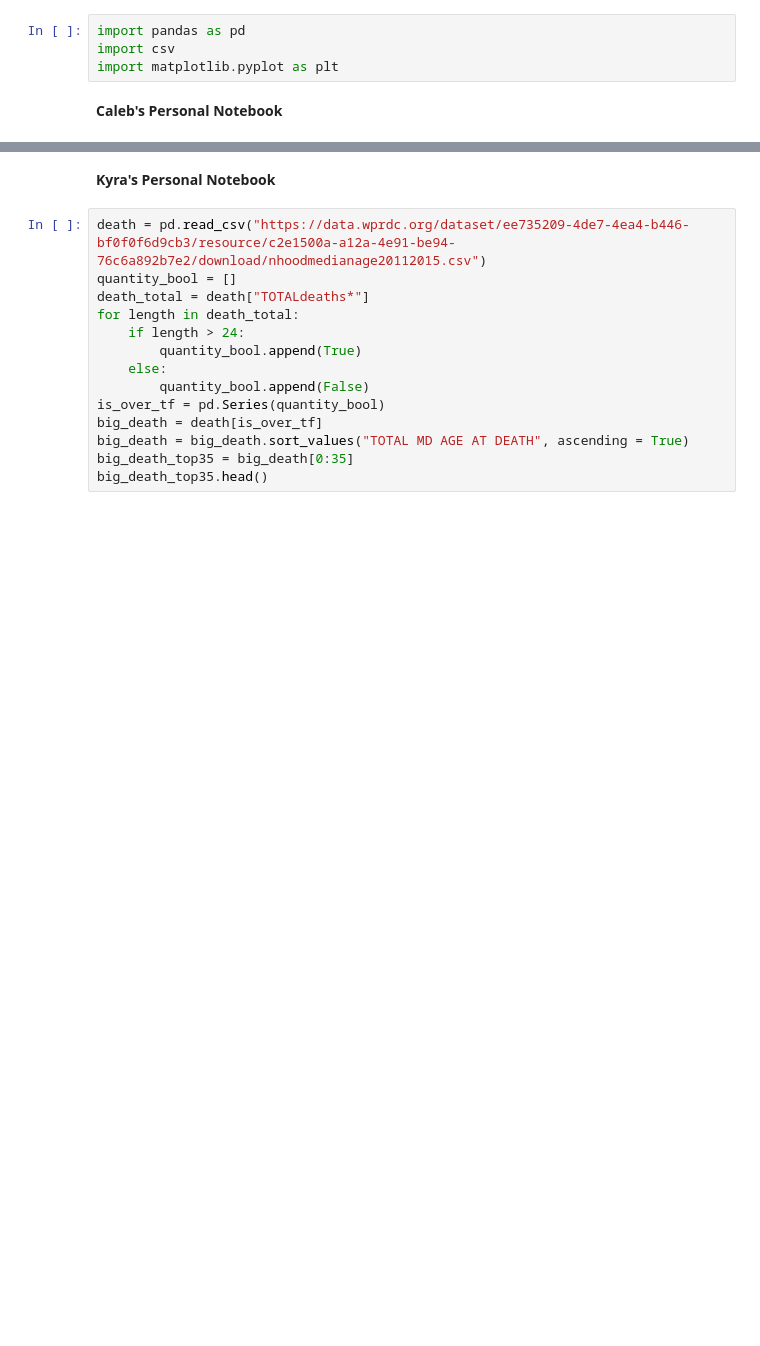
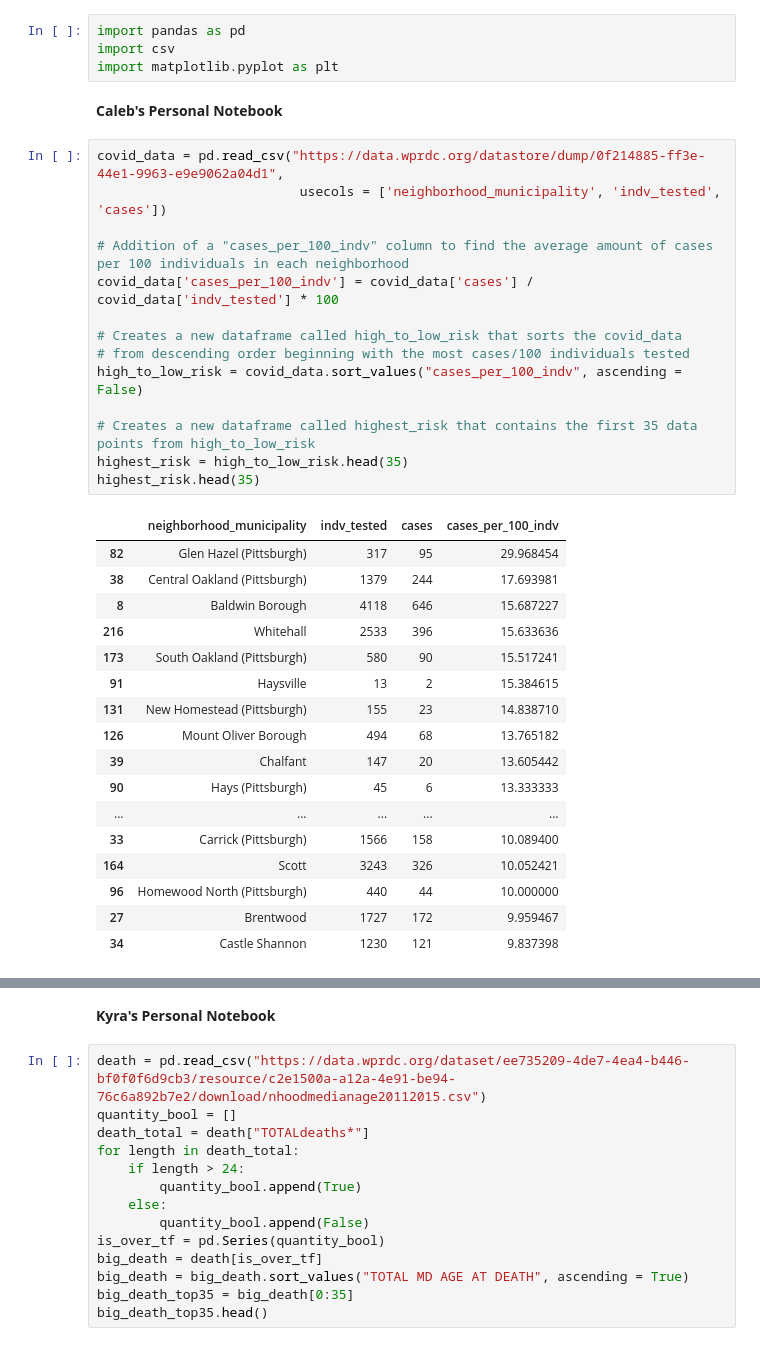
Before and after one commit to CalTsai77/Python-Data-Analysis-with-pandas-, a Jupyter notebook: final.ipynb, the cells around one changed output, grey strips where cells are left out. Saved outputs shown, nothing was run; the diff lists cells and outputs as text; blank space fills up the shorter version.

```diff
--- a/final.ipynb
+++ b/final.ipynb
@@ -18,3 +18,35 @@ import csv
 import matplotlib.pyplot as plt
 # %% [markdown]
 **Caleb's Personal Notebook**
+# %%
+covid_data = pd.read_csv("https://data.wprdc.org/datastore/dump/0f214885-ff3e-44e1-9963-e9e9062a04d1",
+                          usecols = ['neighborhood_municipality', 'indv_tested', 'cases'])
+
+# Addition of a "cases_per_100_indv" column to find the average amount of cases per 100 individuals in each neighborhood
+covid_data['cases_per_100_indv'] = covid_data['cases'] / covid_data['indv_tested'] * 100
+
+# Creates a new dataframe called high_to_low_risk that sorts the covid_data
+# from descending order beginning with the most cases/100 individuals tested
+high_to_low_risk = covid_data.sort_values("cases_per_100_indv", ascending = False)
+
+# Creates a new dataframe called highest_risk that contains the first 35 data points from high_to_low_risk
+highest_risk = high_to_low_risk.head(35)
+highest_risk.head(35)
+# %% [output]
+|  | neighborhood_municipality | indv_tested | cases | cases_per_100_indv |
+| 82 | Glen Hazel (Pittsburgh) | 317 | 95 | 29.968454 |
+| 38 | Central Oakland (Pittsburgh) | 1379 | 244 | 17.693981 |
+| 8 | Baldwin Borough | 4118 | 646 | 15.687227 |
+| 216 | Whitehall | 2533 | 396 | 15.633636 |
+| 173 | South Oakland (Pittsburgh) | 580 | 90 | 15.517241 |
+| 91 | Haysville | 13 | 2 | 15.384615 |
+| 131 | New Homestead (Pittsburgh) | 155 | 23 | 14.838710 |
+| 126 | Mount Oliver Borough | 494 | 68 | 13.765182 |
+| 39 | Chalfant | 147 | 20 | 13.605442 |
+| 90 | Hays (Pittsburgh) | 45 | 6 | 13.333333 |
+| ... | ... | ... | ... | ... |
+| 33 | Carrick (Pittsburgh) | 1566 | 158 | 10.089400 |
+| 164 | Scott | 3243 | 326 | 10.052421 |
+| 96 | Homewood North (Pittsburgh) | 440 | 44 | 10.000000 |
+| 27 | Brentwood | 1727 | 172 | 9.959467 |
+| 34 | Castle Shannon | 1230 | 121 | 9.837398 |
```
Also changed, not shown: parts of 6 cells of this notebook.
